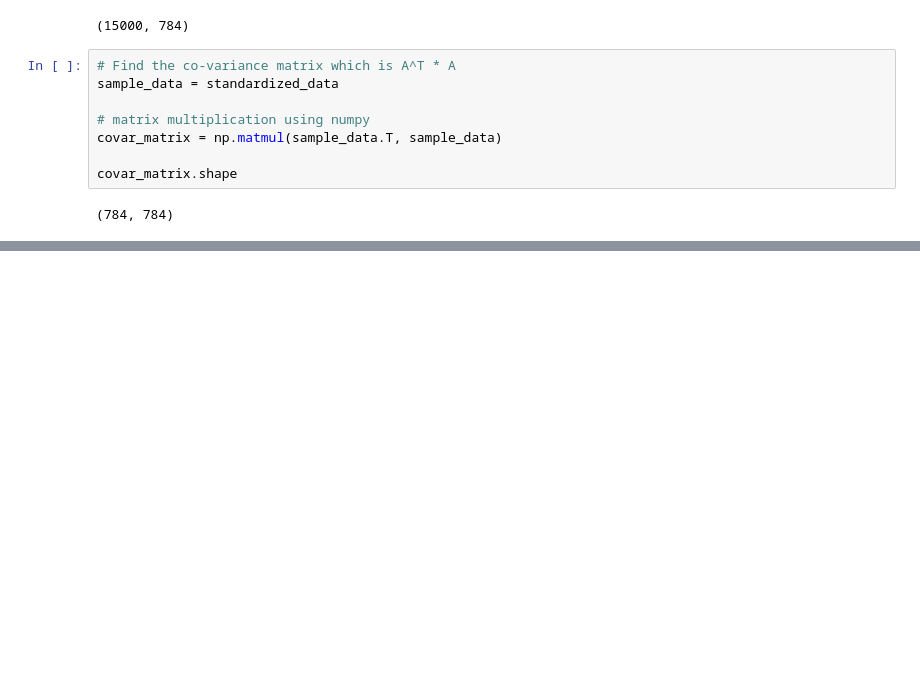
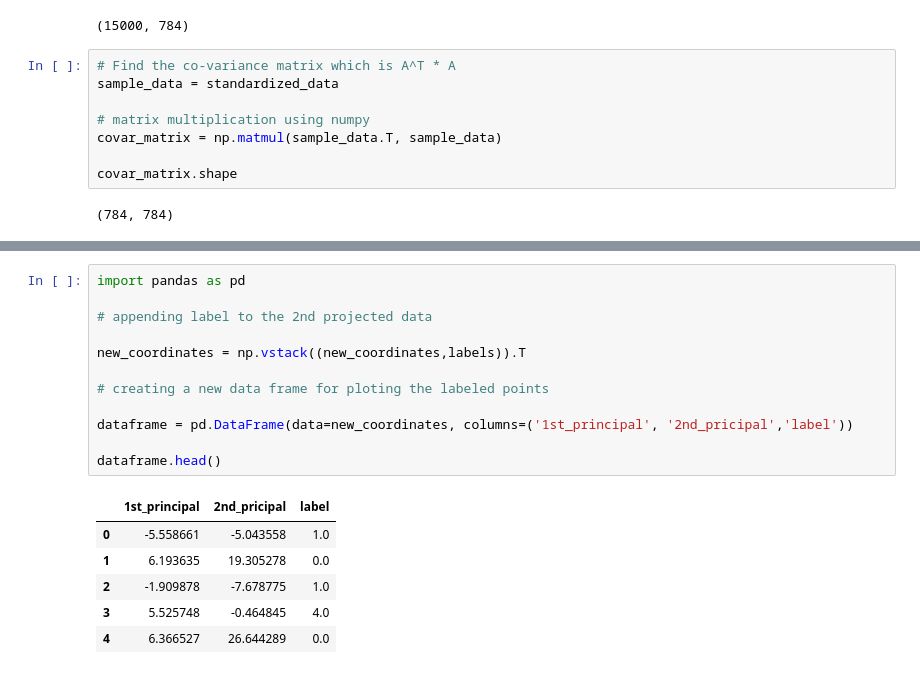
Before and after one commit to anandmukul1701/Data_Science, a Jupyter notebook: Applied AI/M2 - EDA & Data Vizualisation/Dimensionality Reduction.ipynb, the cells around one changed output, grey strips where cells are left out. Cells and saved outputs as stored; diff of their text form; blank space fills up the shorter version.

```diff
--- a/Applied AI/M2 - EDA & Data Vizualisation/Dimensionality Reduction.ipynb
+++ b/Applied AI/M2 - EDA & Data Vizualisation/Dimensionality Reduction.ipynb
@@ -101,0 +137,19 @@ covar_matrix.shape
+# %%
+import pandas as pd
+
+# appending label to the 2nd projected data
+
+new_coordinates = np.vstack((new_coordinates,labels)).T
+
+# creating a new data frame for ploting the labeled points
+
+dataframe = pd.DataFrame(data=new_coordinates, columns=('1st_principal', '2nd_pricipal','label'))
+
+dataframe.head()
+# %% [output]
+|  | 1st_principal | 2nd_pricipal | label |
+| 0 | -5.558661 | -5.043558 | 1.0 |
+| 1 | 6.193635 | 19.305278 | 0.0 |
+| 2 | -1.909878 | -7.678775 | 1.0 |
+| 3 | 5.525748 | -0.464845 | 4.0 |
+| 4 | 6.366527 | 26.644289 | 0.0 |
```
Also changed, not shown: parts of 11 cells of this notebook.
